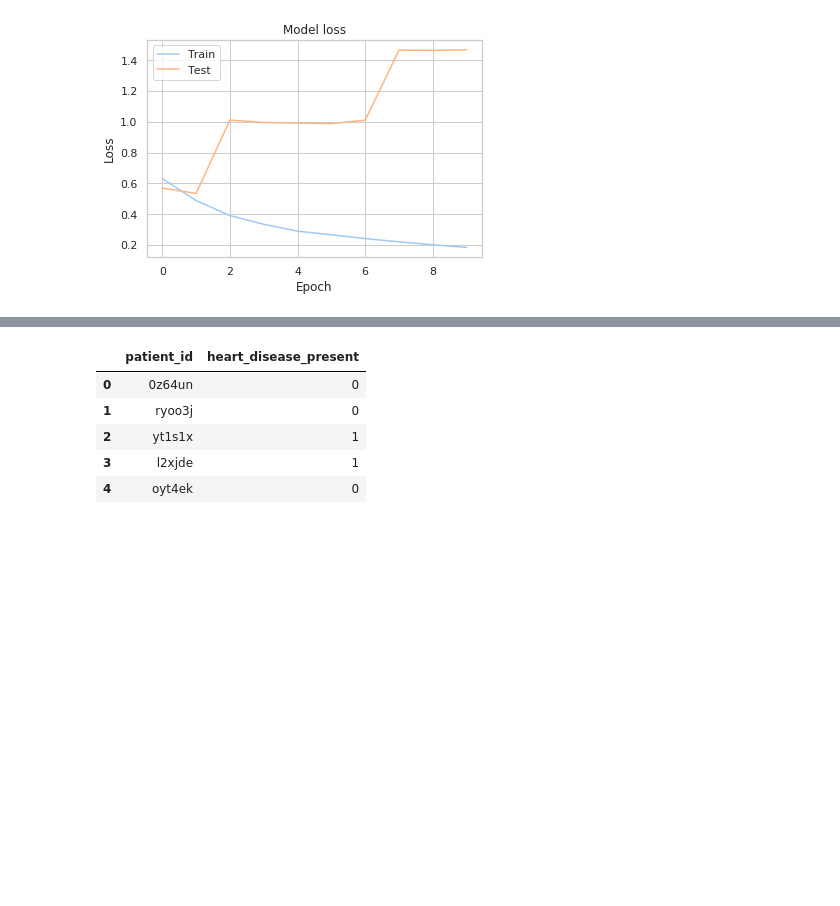
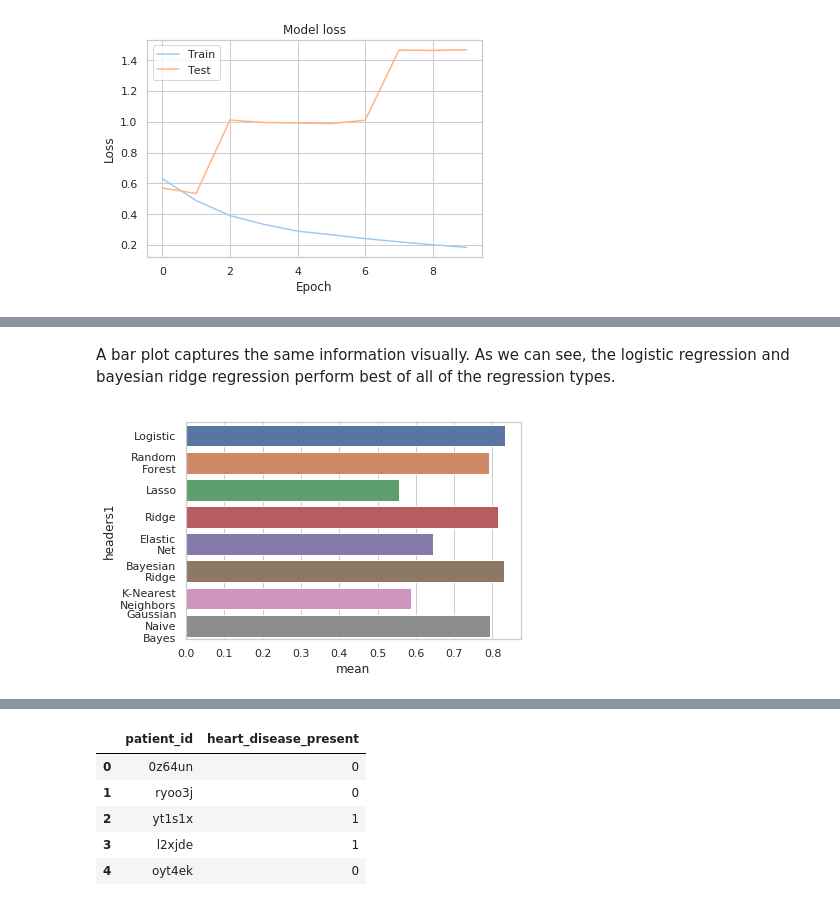
Before and after one commit to djconnolly27/DataScienceProject1, a Jupyter notebook: project3/project3.ipynb, the cells around one changed output, grey strips where cells are left out. Drawn from its saved outputs; the diff is of its cells as text; code cells hidden in the pictures; blank space fills up the shorter version.

```diff
--- a/project3/project3.ipynb
+++ b/project3/project3.ipynb
@@ -587,0 +629,4 @@ Let's go back to the basics.
+# %%
+dfres = pd.get_dummies(dfres, columns=['thal', 'chest_pain_type'], drop_first=True)
+dfres = dfres.set_index('patient_id')
+dfres.head()
@@ -587,0 +659,12 @@ Let's go back to the basics.
+# %%
+logistic = LogisticRegression(random_state=23, solver='lbfgs',multi_class='multinomial')
+forest = RandomForestRegressor(max_depth=2,random_state=0,n_estimators=150)
+lasso = Lasso(alpha=0.1, normalize=True)
+ridge = Ridge(alpha=.5)
+elastic = ElasticNet(random_state=0)
+bayes = BayesianRidge()
+knn = KNeighborsClassifier(n_neighbors=4)
+gauss = GaussianNB()
+
+ll = [logistic, forest, lasso, ridge, elastic, bayes, knn, gauss]
+headers = ['Logistic', 'Random\nForest', 'Lasso', 'Ridge', 'Elastic\nNet', 'Bayesian\nRidge', 'K-Nearest\nNeighbors', 'Gaussian\nNaive\nBayes']
@@ -587,0 +673,5 @@ Let's go back to the basics.
+# %%
+regs = pd.DataFrame()
+for i in range(len(ll)):
+    regs[headers[i]] = regress(dfres, ll[i], 500)
+regs.head()
@@ -587,0 +687,16 @@ Let's go back to the basics.
+# %%
+dat = pd.DataFrame(columns=['mean', 'std', 'max', 'min'])
+dat['headers'] = headers
+dat = dat.set_index('headers')
+dat['headers1'] = headers
+extra = pd.DataFrame(columns=['Regression Type', 'Accuracy'])
+for col in regs.columns:
+    add = pd.DataFrame(columns=['Regression Type', 'Accuracy'])
+    add['Accuracy'] = regs[col]
+    add['Regression Type'] = col
+    extra = extra.append(add, ignore_index=True)
+    dat.at[str(col), 'mean'] = regs[col].mean()
+    dat.at[str(col), 'std'] = regs[col].std()
+    dat.at[str(col), 'max'] = regs[col].max()
+    dat.at[str(col), 'min'] = regs[col].min()
+dat
@@ -587,0 +714,6 @@ Let's go back to the basics.
+# %% [markdown]
+A bar plot captures the same information visually. As we can see, the logistic regression and bayesian ridge regression perform best of all of the regression types.
+# %%
+ax = sns.barplot(x="mean", y="headers1", data=dat)
+# %% [output]
+[figure, added]
```
Also changed, not shown: parts of 59 cells of this notebook.
